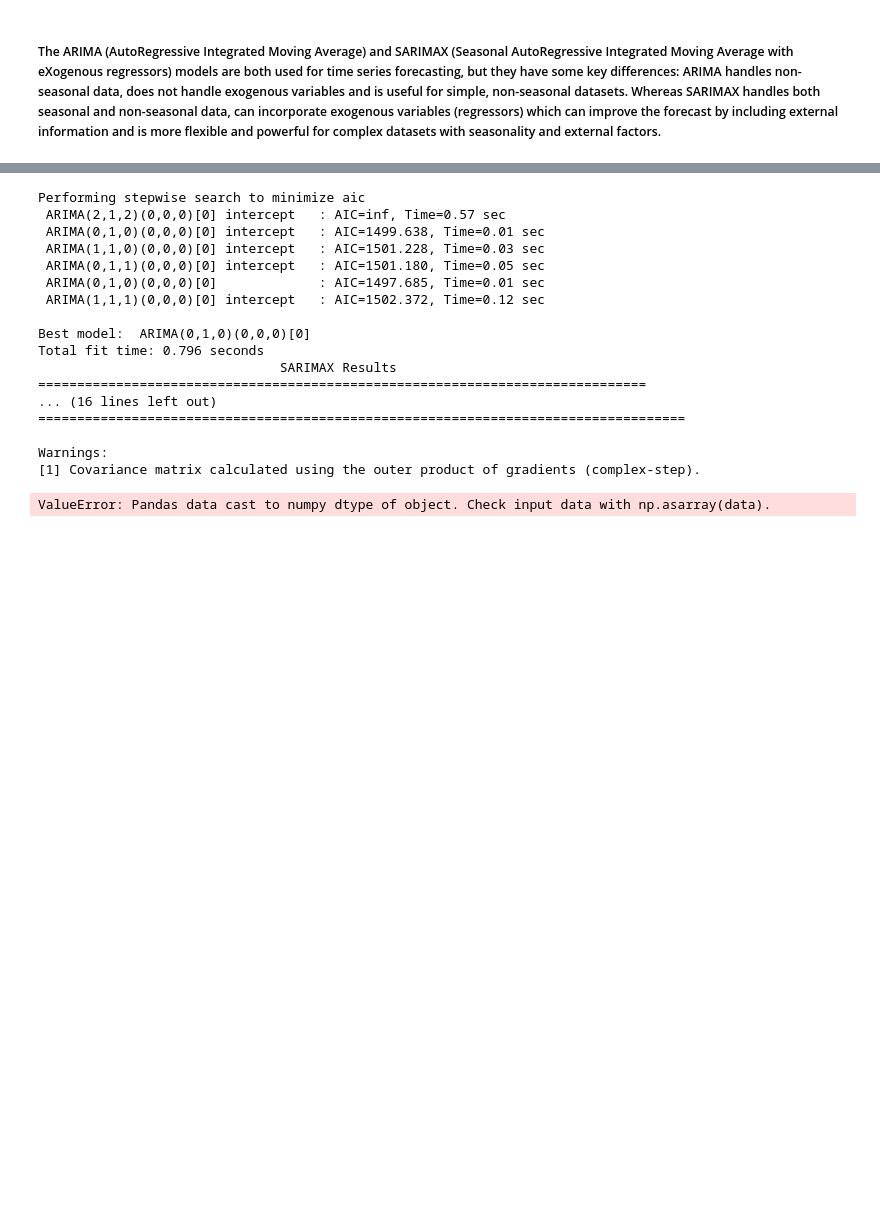
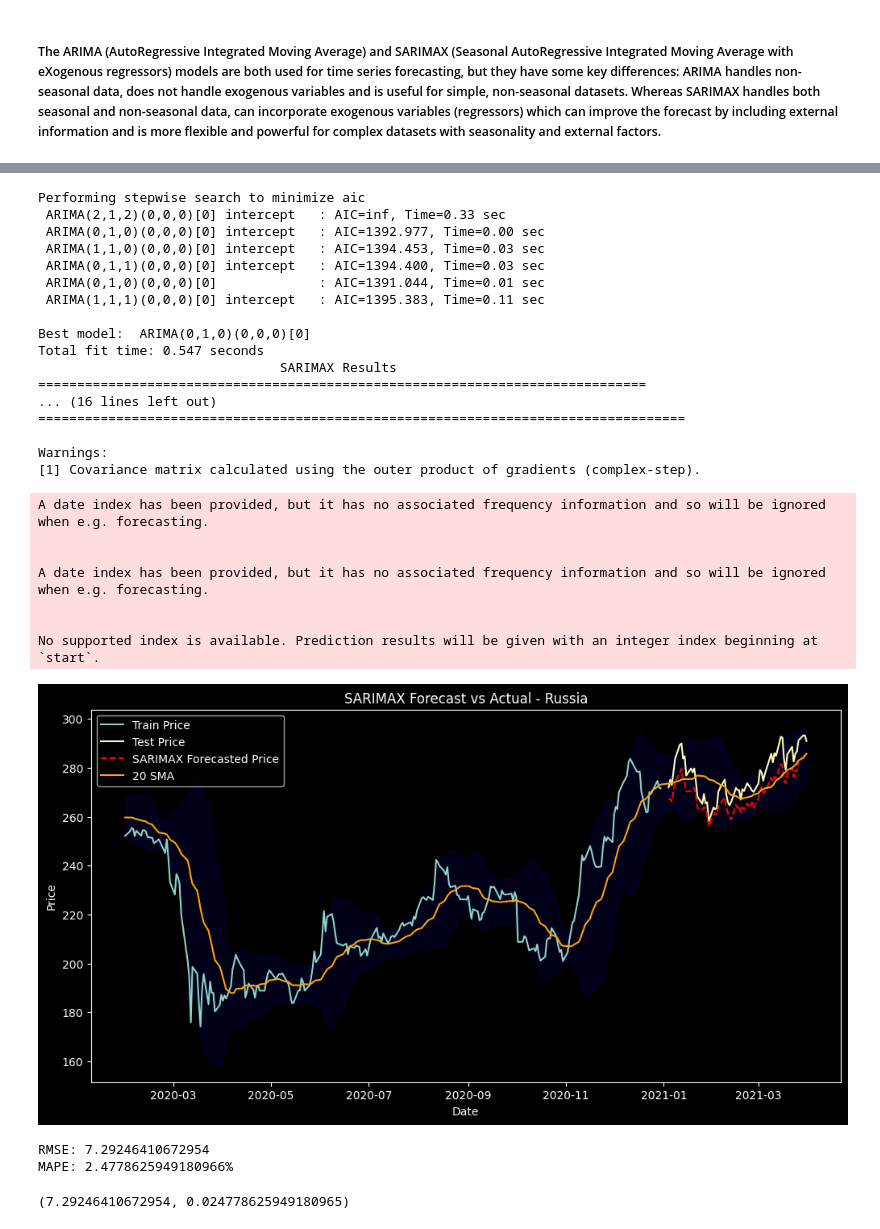
Before and after one commit to michelejl/cgmUjwl9pJkIW6Pa, a Jupyter notebook: ValueInvestor.ipynb, the cells around one changed output, grey strips where cells are left out. Drawn from its saved outputs; the diff is of its cells as text; code cells hidden in the pictures; blank space fills up the shorter version.

```diff
--- a/ValueInvestor.ipynb
+++ b/ValueInvestor.ipynb
@@ -594,22 +430,32 @@ MAPE: 17.50499917010833%
 # %%
 #SARIMAX
-sarimax_forecast(train_russia, test_russia, "Russia")
+sarimax_forecast(russia, "Russia")
 # %% [output]
 Performing stepwise search to minimize aic
- ARIMA(2,1,2)(0,0,0)[0] intercept   : AIC=inf, Time=0.57 sec
- ARIMA(0,1,0)(0,0,0)[0] intercept   : AIC=1499.638, Time=0.01 sec
- ARIMA(1,1,0)(0,0,0)[0] intercept   : AIC=1501.228, Time=0.03 sec
- ARIMA(0,1,1)(0,0,0)[0] intercept   : AIC=1501.180, Time=0.05 sec
- ARIMA(0,1,0)(0,0,0)[0]             : AIC=1497.685, Time=0.01 sec
- ARIMA(1,1,1)(0,0,0)[0] intercept   : AIC=1502.372, Time=0.12 sec
+ ARIMA(2,1,2)(0,0,0)[0] intercept   : AIC=inf, Time=0.33 sec
+ ARIMA(0,1,0)(0,0,0)[0] intercept   : AIC=1392.977, Time=0.00 sec
+ ARIMA(1,1,0)(0,0,0)[0] intercept   : AIC=1394.453, Time=0.03 sec
+ ARIMA(0,1,1)(0,0,0)[0] intercept   : AIC=1394.400, Time=0.03 sec
+ ARIMA(0,1,0)(0,0,0)[0]             : AIC=1391.044, Time=0.01 sec
+ ARIMA(1,1,1)(0,0,0)[0] intercept   : AIC=1395.383, Time=0.11 sec
 
 Best model:  ARIMA(0,1,0)(0,0,0)[0]
-Total fit time: 0.796 seconds
+Total fit time: 0.547 seconds
                                SARIMAX Results
 ==============================================================================
 ... (16 lines left out)
 ===================================================================================
 
 Warnings:
 [1] Covariance matrix calculated using the outer product of gradients (complex-step).
-ValueError: Pandas data cast to numpy dtype of object. Check input data with np.asarray(data).
+A date index has been provided, but it has no associated frequency information and so will be ignored when e.g. forecasting.
+
+
+A date index has been provided, but it has no associated frequency information and so will be ignored when e.g. forecasting.
+
+
+No supported index is available. Prediction results will be given with an integer index beginning at `start`.
+[figure, added]
+RMSE: 7.29246410672954
+MAPE: 2.4778625949180966%
+(7.29246410672954, 0.024778625949180965)
```
Also changed, not shown: parts of 95 cells of this notebook, 1 other file.
